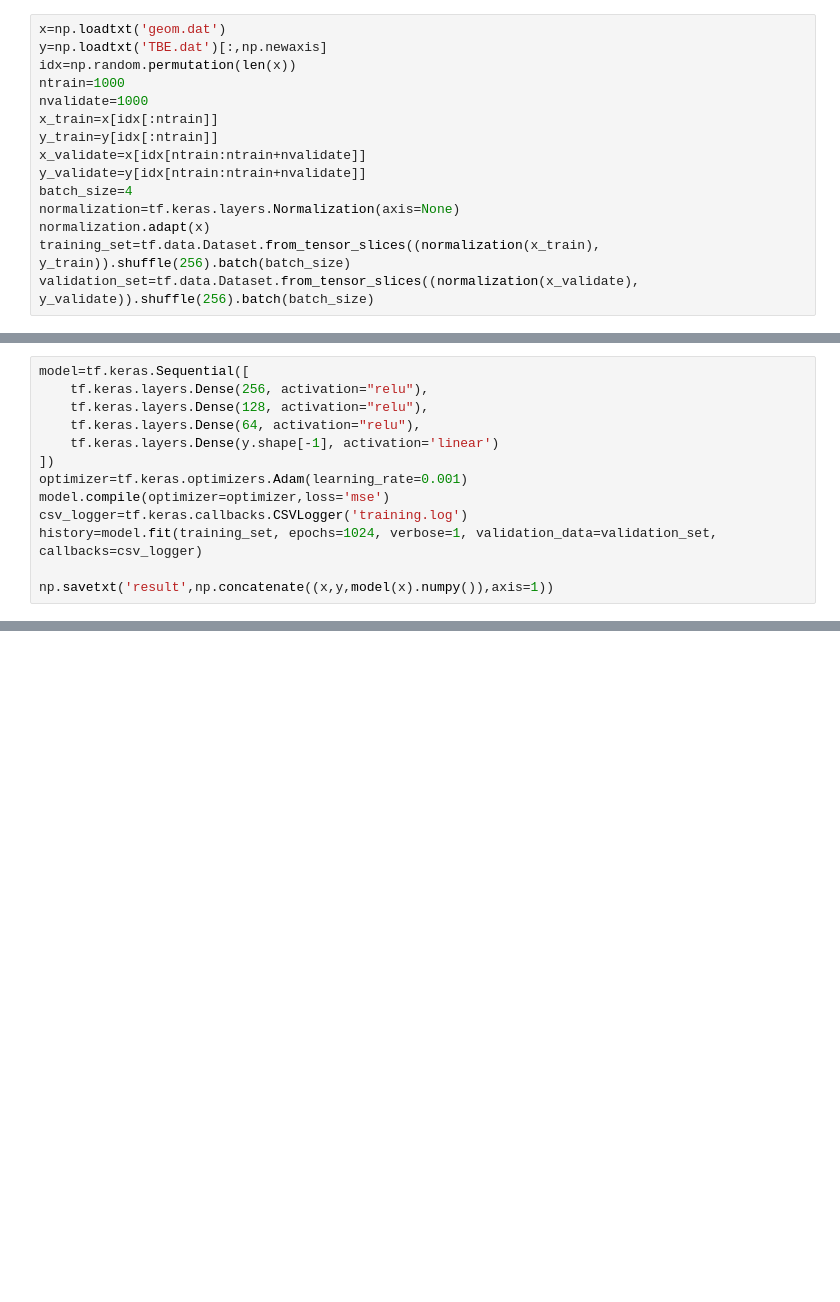
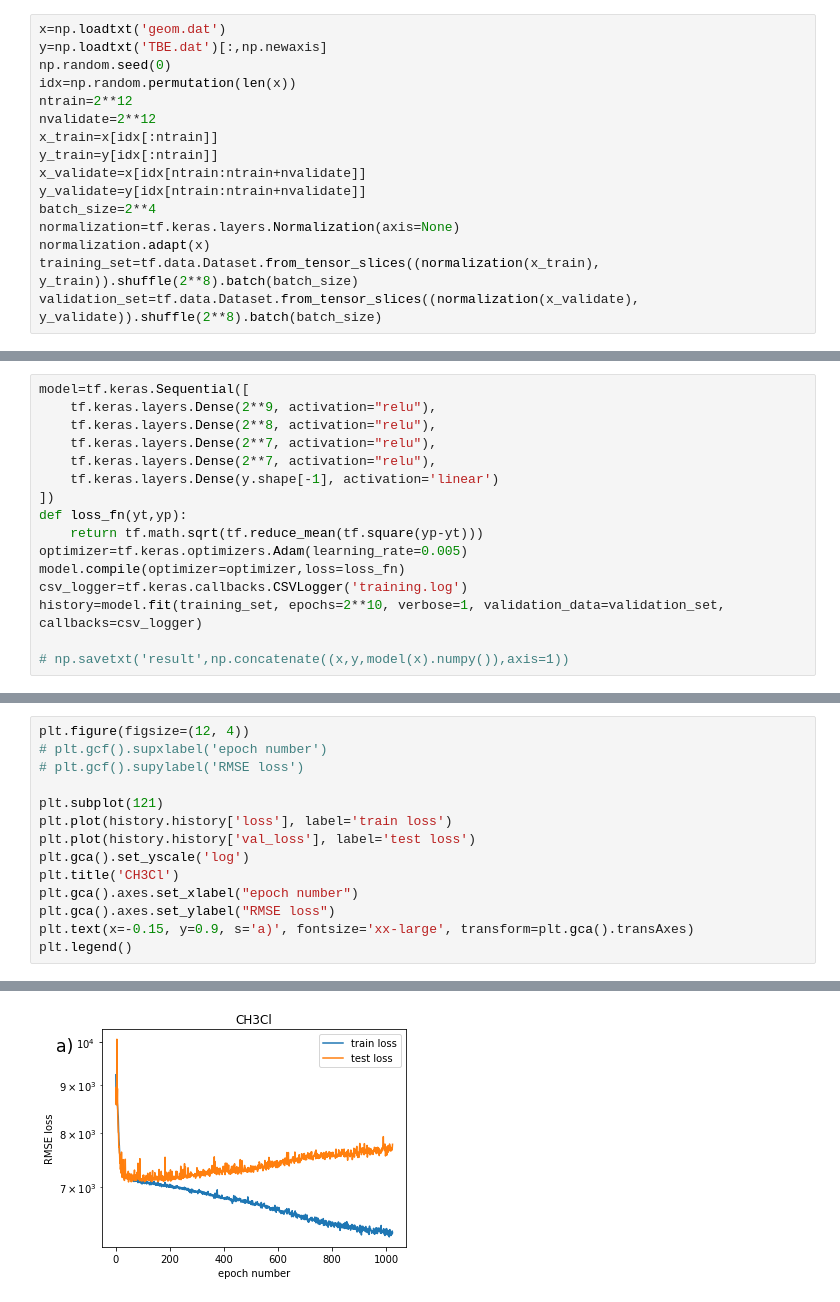
Before and after one commit to dralgroup/MLinQCbook22-NN, a Jupyter notebook: case_study_2/train.ipynb, the cells around one changed output, grey strips where cells are left out. Cells and saved outputs as stored; diff of their text form; blank space fills up the shorter version.

```diff
--- a/case_study_2/train.ipynb
+++ b/case_study_2/train.ipynb
@@ -7,15 +5,16 @@ import numpy as np
 # %%
 x=np.loadtxt('geom.dat')
 y=np.loadtxt('TBE.dat')[:,np.newaxis]
+np.random.seed(0)
 idx=np.random.permutation(len(x))
-ntrain=1000
-nvalidate=1000
+ntrain=2**12
+nvalidate=2**12
 x_train=x[idx[:ntrain]]
 y_train=y[idx[:ntrain]]
 x_validate=x[idx[ntrain:ntrain+nvalidate]]
 y_validate=y[idx[ntrain:ntrain+nvalidate]]
-batch_size=4
+batch_size=2**4
 normalization=tf.keras.layers.Normalization(axis=None)
 normalization.adapt(x)
-training_set=tf.data.Dataset.from_tensor_slices((normalization(x_train), y_train)).shuffle(256).batch(batch_size)
-validation_set=tf.data.Dataset.from_tensor_slices((normalization(x_validate), y_validate)).shuffle(256).batch(batch_size)
+training_set=tf.data.Dataset.from_tensor_slices((normalization(x_train), y_train)).shuffle(2**8).batch(batch_size)
+validation_set=tf.data.Dataset.from_tensor_slices((normalization(x_validate), y_validate)).shuffle(2**8).batch(batch_size)
@@ -27,15 +21,18 @@ To enable them in other operations, rebuild TensorFlow with the appropriate comp
 # %%
 model=tf.keras.Sequential([
-    tf.keras.layers.Dense(256, activation="relu"),
-    tf.keras.layers.Dense(128, activation="relu"),
-    tf.keras.layers.Dense(64, activation="relu"),
+    tf.keras.layers.Dense(2**9, activation="relu"),
+    tf.keras.layers.Dense(2**8, activation="relu"),
+    tf.keras.layers.Dense(2**7, activation="relu"),
+    tf.keras.layers.Dense(2**7, activation="relu"),
     tf.keras.layers.Dense(y.shape[-1], activation='linear')
 ])
-optimizer=tf.keras.optimizers.Adam(learning_rate=0.001)
-model.compile(optimizer=optimizer,loss='mse')
+def loss_fn(yt,yp):
+    return tf.math.sqrt(tf.reduce_mean(tf.square(yp-yt)))
+optimizer=tf.keras.optimizers.Adam(learning_rate=0.005)
+model.compile(optimizer=optimizer,loss=loss_fn)
 csv_logger=tf.keras.callbacks.CSVLogger('training.log')
-history=model.fit(training_set, epochs=1024, verbose=1, validation_data=validation_set, callbacks=csv_logger)
+history=model.fit(training_set, epochs=2**10, verbose=1, validation_data=validation_set, callbacks=csv_logger)
 
-np.savetxt('result',np.concatenate((x,y,model(x).numpy()),axis=1))
+# np.savetxt('result',np.concatenate((x,y,model(x).numpy()),axis=1))
 # %% [output]
 Epoch 1/1024
@@ -57,0 +55,15 @@ Epoch 22/1024
+# %%
+plt.figure(figsize=(12, 4))
+# plt.gcf().supxlabel('epoch number')
+# plt.gcf().supylabel('RMSE loss')
+
+plt.subplot(121)
+plt.plot(history.history['loss'], label='train loss')
+plt.plot(history.history['val_loss'], label='test loss')
+plt.gca().set_yscale('log')
+plt.title('CH3Cl')
+plt.gca().axes.set_xlabel("epoch number")
+plt.gca().axes.set_ylabel("RMSE loss")
+plt.text(x=-0.15, y=0.9, s='a)', fontsize='xx-large', transform=plt.gca().transAxes)
+plt.legend()
+# %% [output]
@@ -57,0 +71 @@ Epoch 22/1024
+[figure, added]
```
Also changed, not shown: parts of 4 cells of this notebook.
